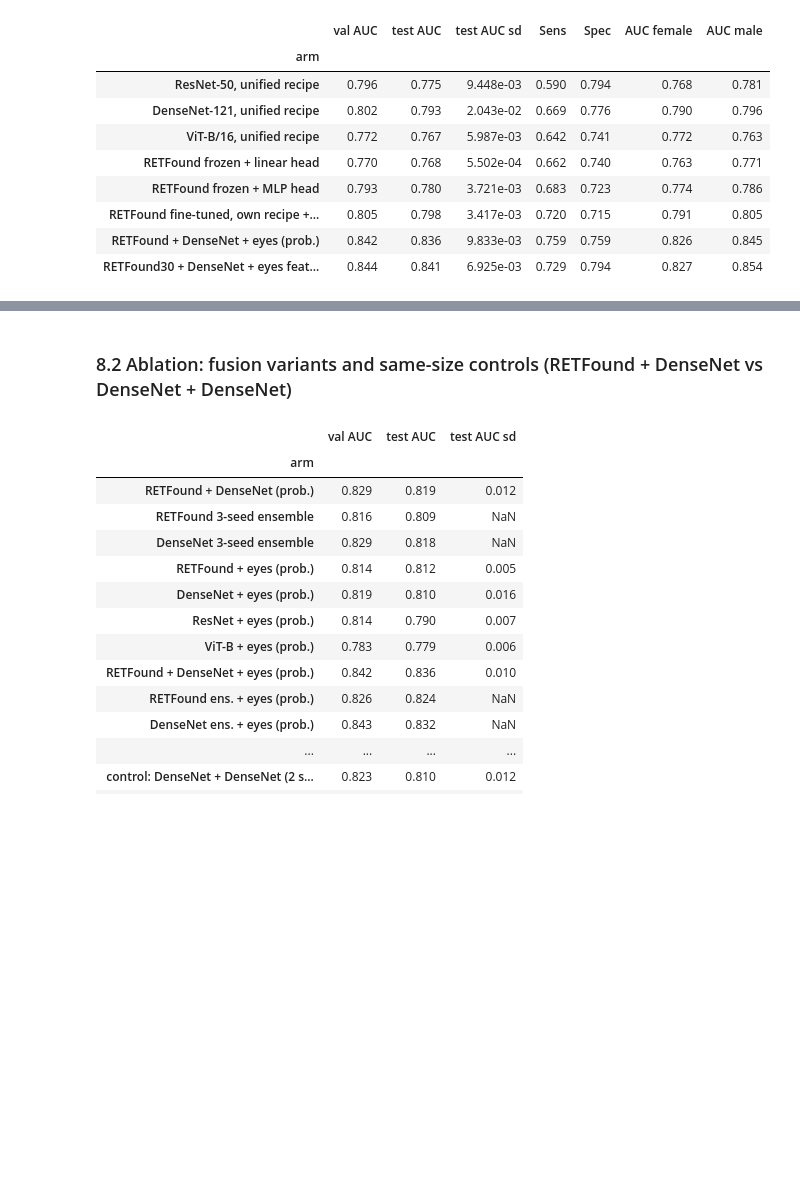
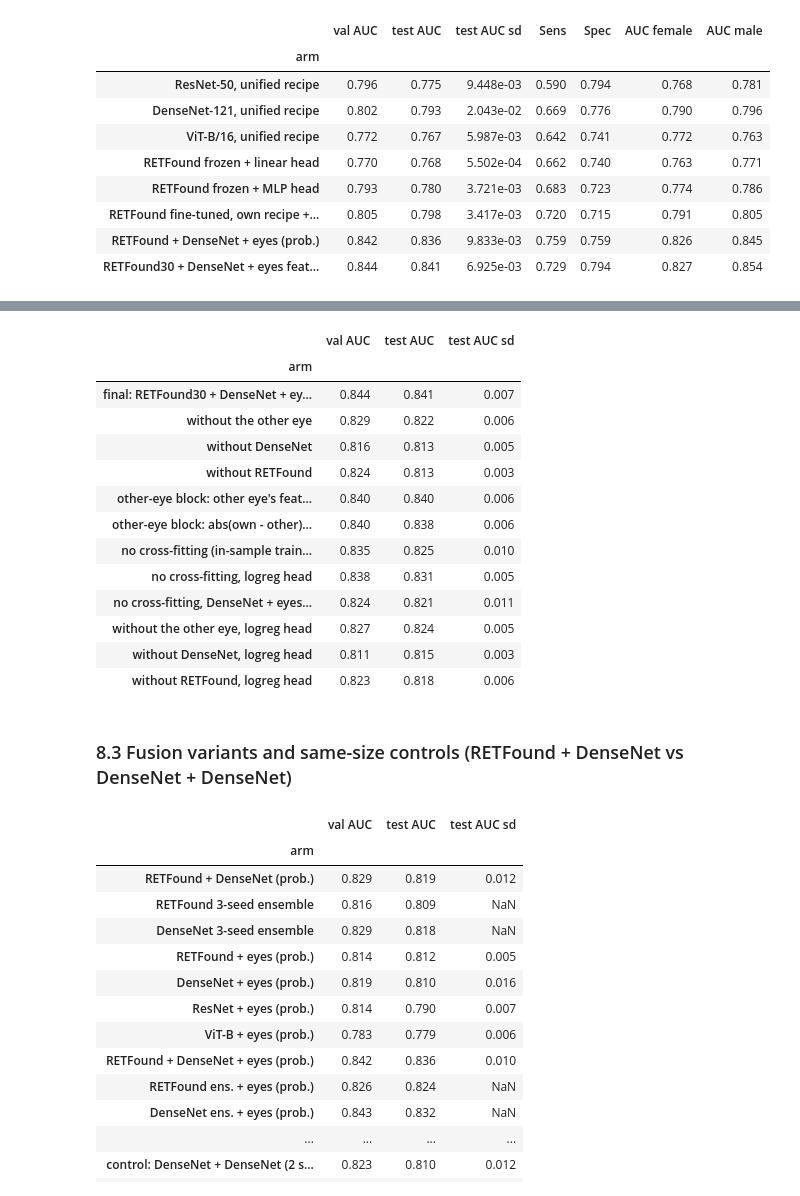
Before and after one commit to WesternPress/DBDetect, a Jupyter notebook: notebooks/DBDetect_pipeline.ipynb, the cells around one changed output, grey strips where cells are left out. Drawn from its saved outputs; the diff is of its cells as text; code cells hidden in the pictures; blank space fills up the shorter version.

```diff
--- a/notebooks/DBDetect_pipeline.ipynb
+++ b/notebooks/DBDetect_pipeline.ipynb
@@ -530,5 +559,22 @@ pd.concat([main, final]).set_index("arm")
+# %%
+pd.read_csv("results/ablation.csv")[["arm", "val AUC", "test AUC", "test AUC sd"]].set_index("arm")
+# %% [output]
+|  | val AUC | test AUC | test AUC sd |
+| arm |  |  |  |
+| final: RETFound30 + DenseNet + ey... | 0.844 | 0.841 | 0.007 |
+| without the other eye | 0.829 | 0.822 | 0.006 |
+| without DenseNet | 0.816 | 0.813 | 0.005 |
+| without RETFound | 0.824 | 0.813 | 0.003 |
+| other-eye block: other eye's feat... | 0.840 | 0.840 | 0.006 |
+| other-eye block: abs(own - other)... | 0.840 | 0.838 | 0.006 |
+| no cross-fitting (in-sample train... | 0.835 | 0.825 | 0.010 |
+| no cross-fitting, logreg head | 0.838 | 0.831 | 0.005 |
+| no cross-fitting, DenseNet + eyes... | 0.824 | 0.821 | 0.011 |
+| without the other eye, logreg head | 0.827 | 0.824 | 0.005 |
+| without DenseNet, logreg head | 0.811 | 0.815 | 0.003 |
+| without RETFound, logreg head | 0.823 | 0.818 | 0.006 |
 # %% [markdown]
-### 8.2 Ablation: fusion variants and same-size controls (RETFound + DenseNet vs DenseNet + DenseNet)
+### 8.3 Fusion variants and same-size controls (RETFound + DenseNet vs DenseNet + DenseNet)
 # %%
 pd.read_csv("results/fusion.csv")[["arm", "val AUC", "test AUC", "test AUC sd"]].set_index("arm")
 # %% [output]
```
Also changed, not shown: parts of 9 cells of this notebook, 8 other files.
